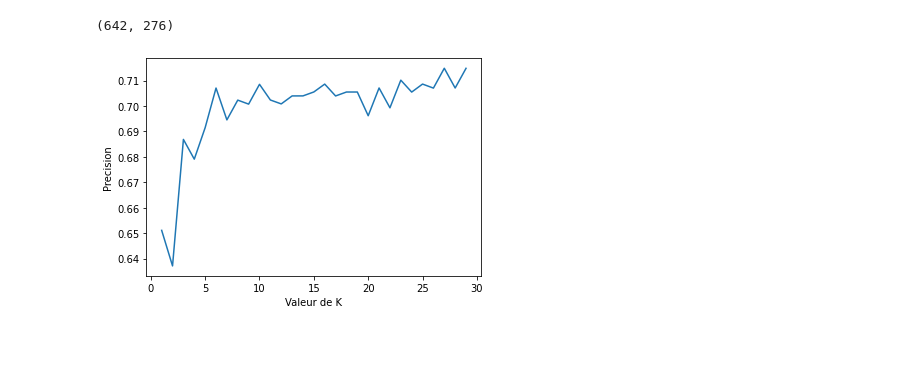
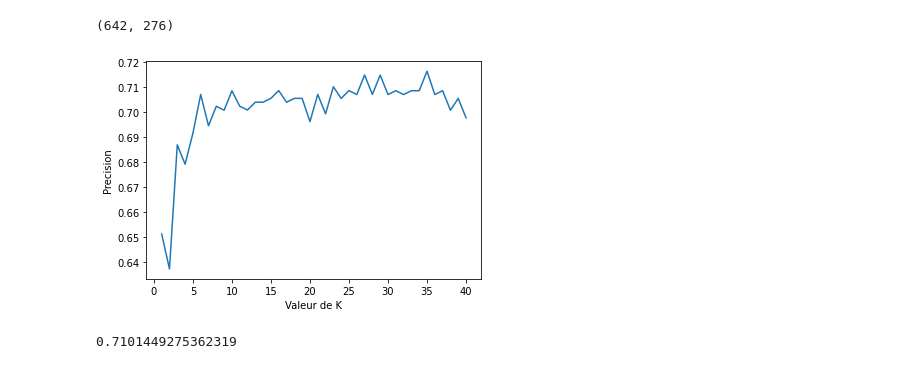
Before and after one commit to Lucas-formation/projet_ml_b3, a Jupyter notebook: ML_Battle.ipynb, the cells around one changed output. Cells and saved outputs as stored; diff of their text form; code cells hidden in the pictures; blank space fills up the shorter version.

```diff
--- a/ML_Battle.ipynb
+++ b/ML_Battle.ipynb
@@ -93,20 +111,27 @@ len(X_train) , len(X_test)
 # %%
 %matplotlib inline
 from sklearn.model_selection import cross_val_score
-k_range = range(1, 30)
+k_range = range(1, 41)
 k_scores = []
 
 for k in k_range:
-    knn = KNeighborsClassifier(n_neighbors=k)
+    knn =  neighbors.KNeighborsClassifier(n_neighbors=k)
     scores = cross_val_score(knn, X_train, y_train)
     k_scores.append(scores.mean())
 
 plt.plot(k_range, k_scores)
 plt.xlabel('Valeur de K')
 plt.ylabel('Precision')
 plt.show()
 # %% [output]
-[figure, old version]
+[figure, new version]
+# %%
+model = neighbors.KNeighborsClassifier(n_neighbors=35)
+model.fit(X_train,y_train)
+y_pre = model.predict(X_test)
+accuracy_score(y_test,y_pre)
+# %% [output]
+0.7101449275362319
 # %%
 from sklearn.metrics import confusion_matrix
 import seaborn as sns
```
Also changed, not shown: parts of 7 cells of this notebook, 1 other file.
